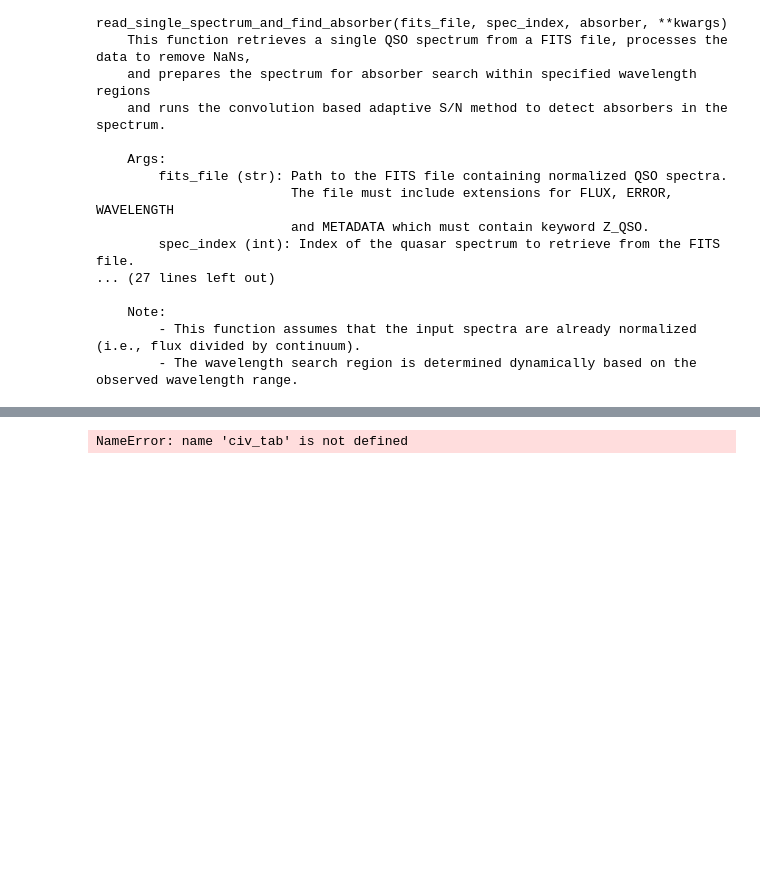
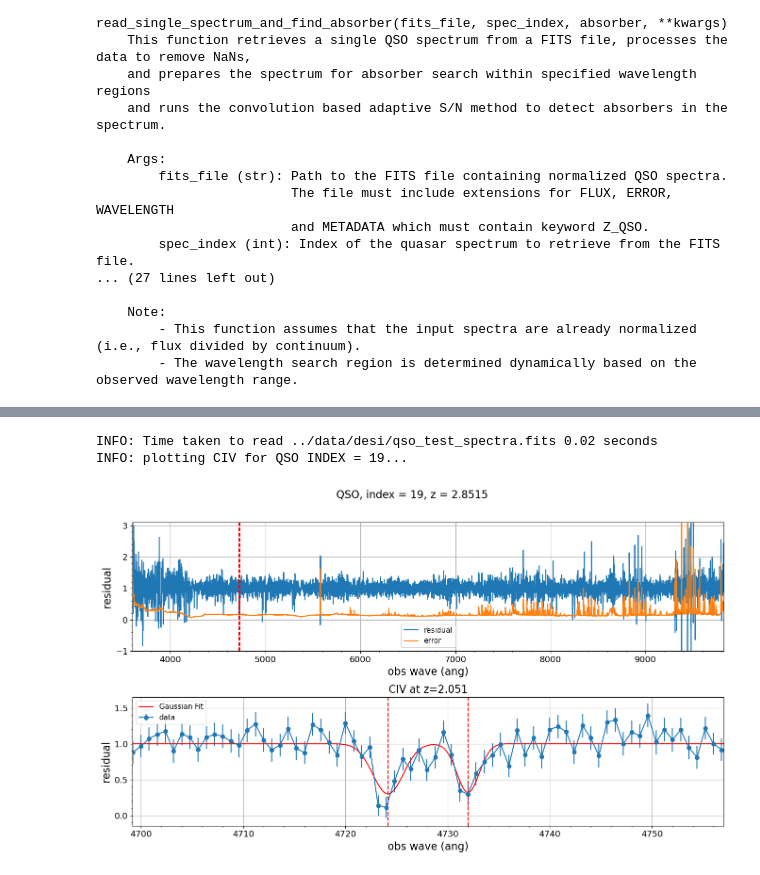
Before and after one commit to abhi0395/qsoabsfind, a Jupyter notebook: nb/desi_example.ipynb, the cells around one changed output, grey strips where cells are left out. Saved outputs shown, nothing was run; the diff lists cells and outputs as text; code cells hidden in the pictures; blank space fills up the shorter version.

```diff
--- a/nb/desi_example.ipynb
+++ b/nb/desi_example.ipynb
@@ -141,14 +170,16 @@ plt.xlabel('CIV redshift')
 # %%
 from qsoabsfind.utils import plot_absorber
 from qsoabsfind.datamodel import QSOSpecRead
 
 # select a random spectra from MgII_cat.fits
 index1 = np.random.choice(civ_tab.catalog["INDEX_SPEC"].data)
-spectra = QSOSpecRead(f'../data/desi/qso_test_spectra.fits', index=index1, autoload=True)
+spectra1 = QSOSpecRead(f'../data/desi/qso_test_spectra.fits', index=index1, autoload=True)
 print(f'INFO: plotting CIV for QSO INDEX = {index1}...')
 # select corresponding zabs table
-zabs = civ_tab.catalog[civ_tab.catalog["INDEX_SPEC"].data==index1]
-plot_absorber(spectra, 'CIV', zabs, show_error=True, xlabel='obs wave (ang)', \
+zabs1 = civ_tab.catalog[civ_tab.catalog["INDEX_SPEC"].data==index1]
+plot_absorber(spectra1, 'CIV', zabs1, show_error=True, xlabel='obs wave (ang)', \
               ylabel='residual', title=f'QSO, index = {index1}, z = {spectra.metadata["Z_QSO"]:.4f}', plot_filename=None)
 # %% [output]
-NameError: name 'civ_tab' is not defined
+INFO: Time taken to read ../data/desi/qso_test_spectra.fits 0.02 seconds
+INFO: plotting CIV for QSO INDEX = 19...
+[figure, added]
```
Also changed, not shown: parts of 9 cells of this notebook, 20 other files.
